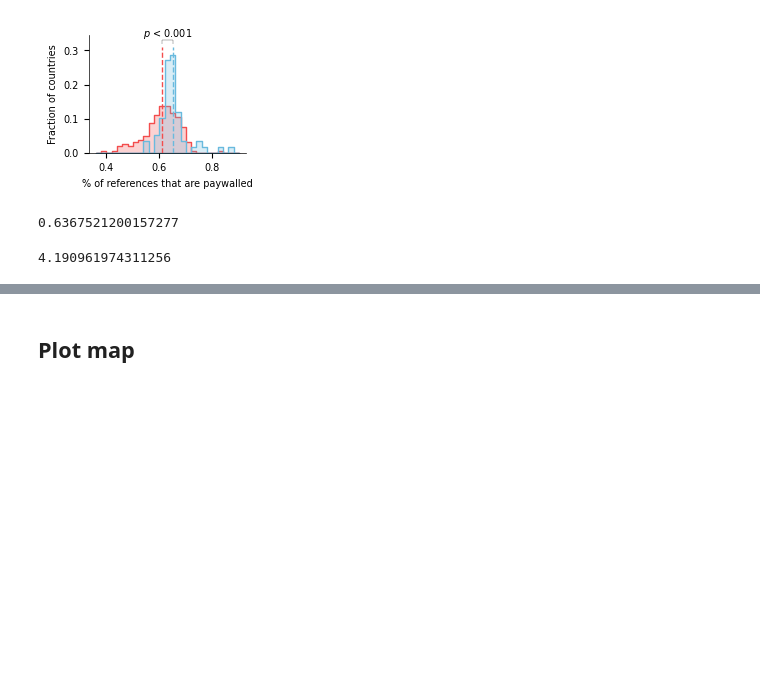
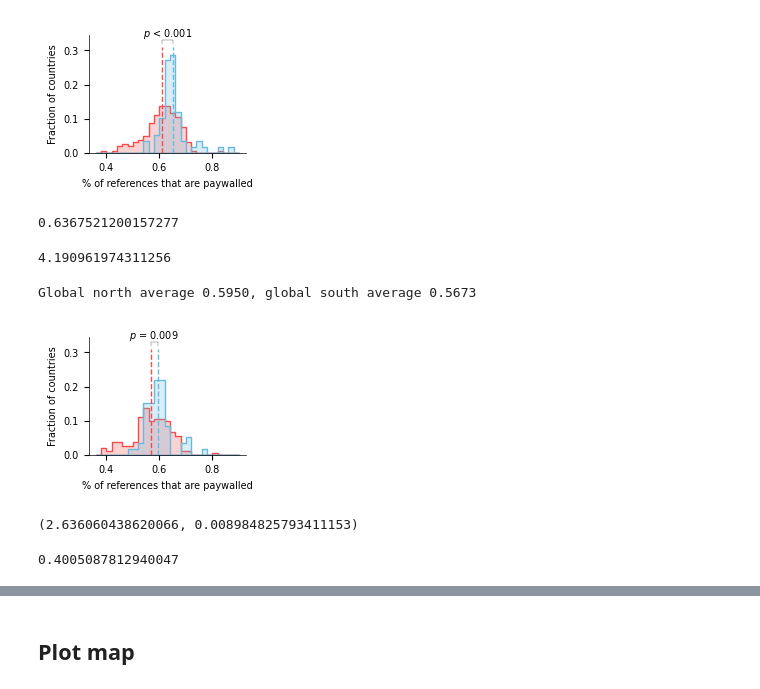
Before and after one commit to comnetsAD/bias_academia, a Jupyter notebook: observational_analyses/notebooks/Study_2AB.ipynb, the cells around one changed output, grey strips where cells are left out. Drawn from its saved outputs; the diff is of its cells as text; code cells hidden in the pictures; blank space fills up the shorter version.

Commit message:
Update geo distribution of OA citations

```diff
--- a/observational_analyses/notebooks/Study_2AB.ipynb
+++ b/observational_analyses/notebooks/Study_2AB.ipynb
@@ -139,4 +120,4 @@ Wall time: 13min 11s
 # %%
 %%time
-paperYear = pd.read_csv(f'{OPENALEX}/cleaned_data/PaperYear.csv').pipe(printShape, cols=['PaperID']) # 257748845
+paperYear = pd.read_csv(f'{LARGEDATA}/PaperYear.csv').pipe(printShape) # 257748845
 # %% [output]
@@ -850,0 +161,7 @@ Wall time: 6min 12s
+# %%
+%%time
+papCountryAll = (
+    papCountry.query('Percentage == 1')
+    .pipe(printShape, cols=['PaperID'])
+)
+# (66490833, 11)  PaperID 65184898
@@ -850,0 +193,5 @@ Wall time: 6min 12s
+# %%
+%%time
+paperOAQ1 = pd.read_csv(f'{LARGEDATA}/PaperCitingOACount_Q1PapersOnly.csv').pipe(printShape)
+paperOAT3 = pd.read_csv(f'{LARGEDATA}/PaperCitingOACount_T3PapersOnly.csv').pipe(printShape)
+# (132440851, 3), (25408119, 3)
@@ -885,3 +250,7 @@ GlobalSouth
 False    0.652724
 True     0.610695
 Name: PercentNonOA, dtype: float64
+# %%
+%%time
+countryOAQ1 = getCountryOA(paperOAQ1.rename(columns={'PaperID':'CitingPaperID'}))
+countryOAT3 = getCountryOA(paperOAT3.rename(columns={'PaperID':'CitingPaperID'}))
@@ -961,6 +340,59 @@ cohen_d(countryOA.query('GlobalSouth==False').PercentNonOA, countryOA.query('Glo
 # %% [output]
 0.6367521200157277
+# %%
+tstat # 4.19096
+# %% [output]
+4.190961974311256
+# %%
+from scipy.stats import ttest_ind
+
+bins = [x/100 for x in range(36, 92, 2)]
+
+ax = plt.gca()
+
+sns.histplot(
+    countryOAQ1, x="PercentNonOA", hue="GlobalSouth", element="step", bins=bins,
+    stat="probability", common_norm=False, palette={True: '#f34d4d', False: '#69bade'}
+)
+
+whiteMean = countryOAQ1.query('GlobalSouth==False').PercentNonOA.mean()
+nonWhiteMean = countryOAQ1.query('GlobalSouth==True').PercentNonOA.mean()
+
+print(f'Global north average {whiteMean:.4f}, global south average {nonWhiteMean:.4f}')
+
+plt.plot([whiteMean, whiteMean], [0, 0.31], color='#69bade', lw=1, ls='--')
+plt.plot([nonWhiteMean, nonWhiteMean], [0, 0.31], color='#f34d4d', lw=1, ls='--')
+
+tstat, p = ttest_ind(
+    countryOAQ1.query('GlobalSouth==False').PercentNonOA,
+    countryOAQ1.query('GlobalSouth==True').PercentNonOA
+)
+
+plotPvalue(ax, [whiteMean, nonWhiteMean], 0.31, pVal=p, gap=0.01, vlength=0.01)
+
+
+set_size(4*cm, 3*cm, ax)
+
+ax.set_xlabel('% of references that are paywalled')
+ax.set_ylabel('Fraction of countries')
+
+ax.spines['top'].set_visible(False)
+ax.spines['right'].set_visible(False)
+
+plt.legend([],[], frameon=False)
+
+plt.savefig('../figures/nonOA_distribution_Q1.pdf',bbox_inches = 'tight', pad_inches = 0)
+# %% [output]
+Global north average 0.5950, global south average 0.5673
+[figure, added]
 # %%
-tstat
+tstat, p
 # %% [output]
-4.190961974311256
+(2.636060438620066, 0.008984825793411153)
+# %%
+cohen_d(
+    countryOAQ1.query('GlobalSouth==False').PercentNonOA,
+    countryOAQ1.query('GlobalSouth==True').PercentNonOA
+)
+# %% [output]
+0.4005087812940047
```
Also changed, not shown: parts of 101 cells of this notebook, 3 other files.
